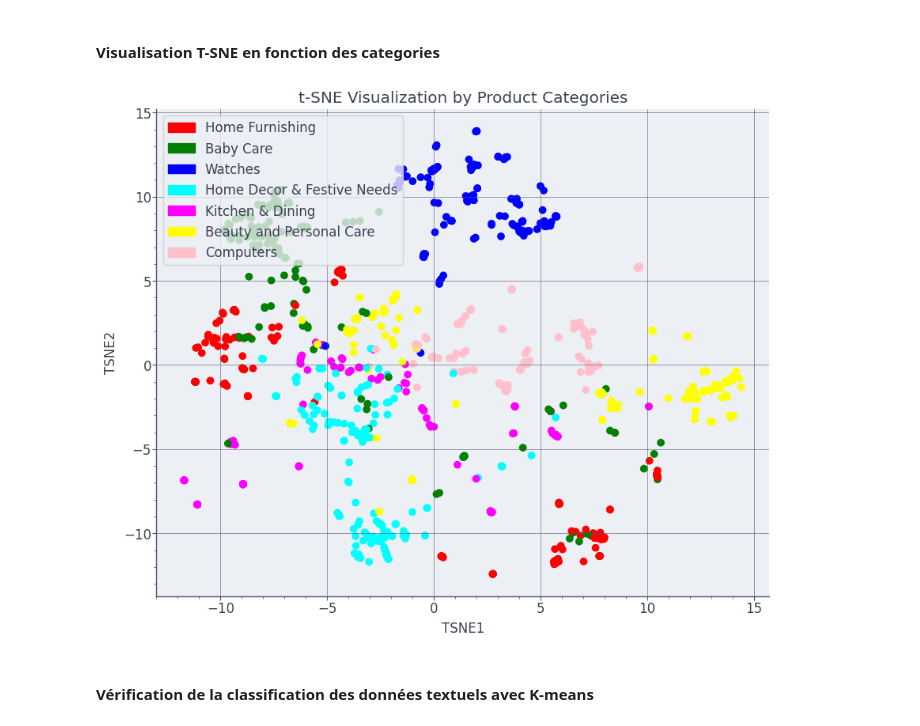
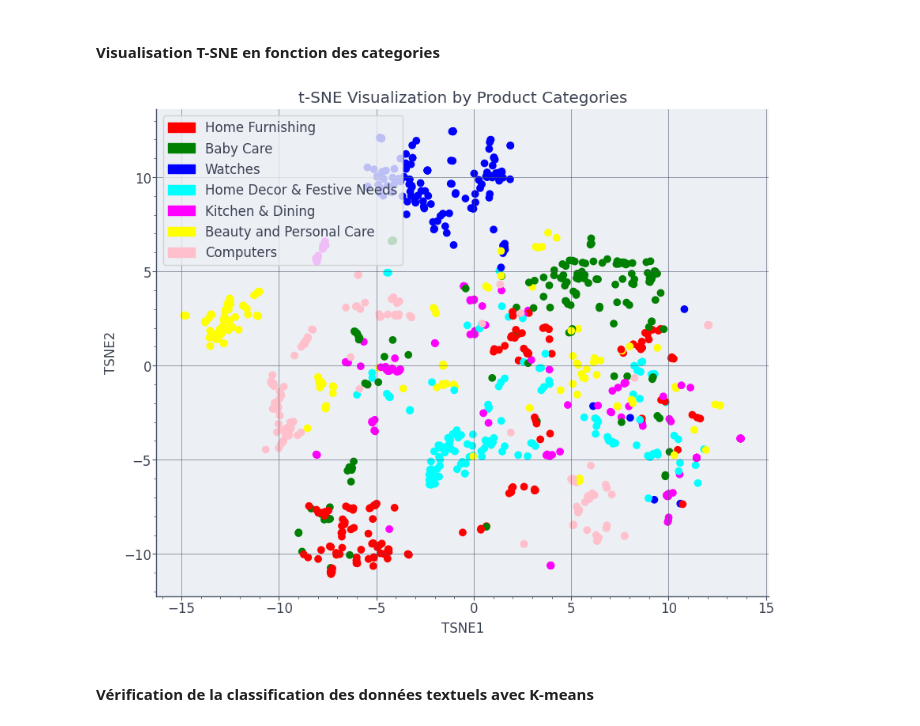
Before and after one commit to dimitri-feniou/openclassrooms-projet6-classification-conso, a Jupyter notebook: notebook_feature_extration_text.ipynb, the cells around one changed output. Cells and saved outputs as stored; diff of their text form; code cells hidden in the pictures.

```diff
--- a/notebook_feature_extration_text.ipynb
+++ b/notebook_feature_extration_text.ipynb
@@ -641,0 +621,4 @@ Word2Vec trained
+# %%
+# Load BERTokenizer and BERT model from tensorflow
+tokenizer = BertTokenizer.from_pretrained("bert-base-uncased")
+model = TFBertModel.from_pretrained("bert-base-uncased")
@@ -644,60 +662,40 @@ Word2Vec trained
 # %% [markdown]
 #### Visualisation T-SNE en fonction des categories
 # %%
-# Function to compute the average Word2Vec vector for a given description
-def get_avg_word2vec_vector(description, model):
-    words = description.split()  # Split the description into words
-    vectors = [
-        model.wv[word] for word in words if word in model.wv
-    ]  # Retrieve vectors for known words
-    if len(vectors) > 0:
-        return np.mean(vectors, axis=0)  # Compute the average of the word vectors
-    else:
-        return np.zeros(w2v_size)  # If no known words, return a zero vector
-
-
-# Apply the function to each product description
-df_product_clean["avg_word2vec"] = df_product_clean["product_name_description"].apply(
-    lambda x: get_avg_word2vec_vector(x, w2v_model)
-)
-
-# Convert the list of vectors into a NumPy matrix
-product_vectors = np.vstack(df_product_clean["avg_word2vec"].values)
-
 # Define colors for specific product categories
 colors = {
     "Home Furnishing": "red",
     "Baby Care": "green",
     "Watches": "blue",
     "Home Decor & Festive Needs": "cyan",
     "Kitchen & Dining": "magenta",
     "Beauty and Personal Care": "yellow",
     "Computers": "pink",
 }
 color_list = [colors[group] for group in df_product_clean["first_category"]]
 
 # Apply t-SNE to the product vectors
 tsne = TSNE(n_components=2, perplexity=30, n_iter=300, random_state=42)
-tsne_results_w2v = tsne.fit_transform(product_vectors)
+tsne_results_bert = tsne.fit_transform(all_last_hidden_states_vectors)
 
 # Add t-SNE results to the DataFrame
-df_product_clean["TSNE1_category_word2vec"] = tsne_results_w2v[:, 0]
-df_product_clean["TSNE2_category_word2vec"] = tsne_results_w2v[:, 1]
+df_product_clean["TSNE1_category_bert"] = tsne_results_bert[:, 0]
+df_product_clean["TSNE2_category_bert"] = tsne_results_bert[:, 1]
 
 # Visualize the clusters
 plt.figure(figsize=(10, 8))
 plt.scatter(
-    df_product_clean["TSNE1_category_word2vec"],
-    df_product_clean["TSNE2_category_word2vec"],
+    df_product_clean["TSNE1_category_bert"],
+    df_product_clean["TSNE2_category_bert"],
     c=color_list,
 )
 plt.legend(handles=legend_handles, loc="upper left")
 plt.title("t-SNE Visualization by Product Categories")
 plt.xlabel("TSNE1")
 plt.ylabel("TSNE2")
 plt.show()
 # %% [output]
-[figure, old version]
+[figure, new version]
 # %% [markdown]
 #### Vérification de la classification des données textuels avec K-means
 # %% [markdown]
```
Also changed, not shown: parts of 31 cells of this notebook, 13 other files.
